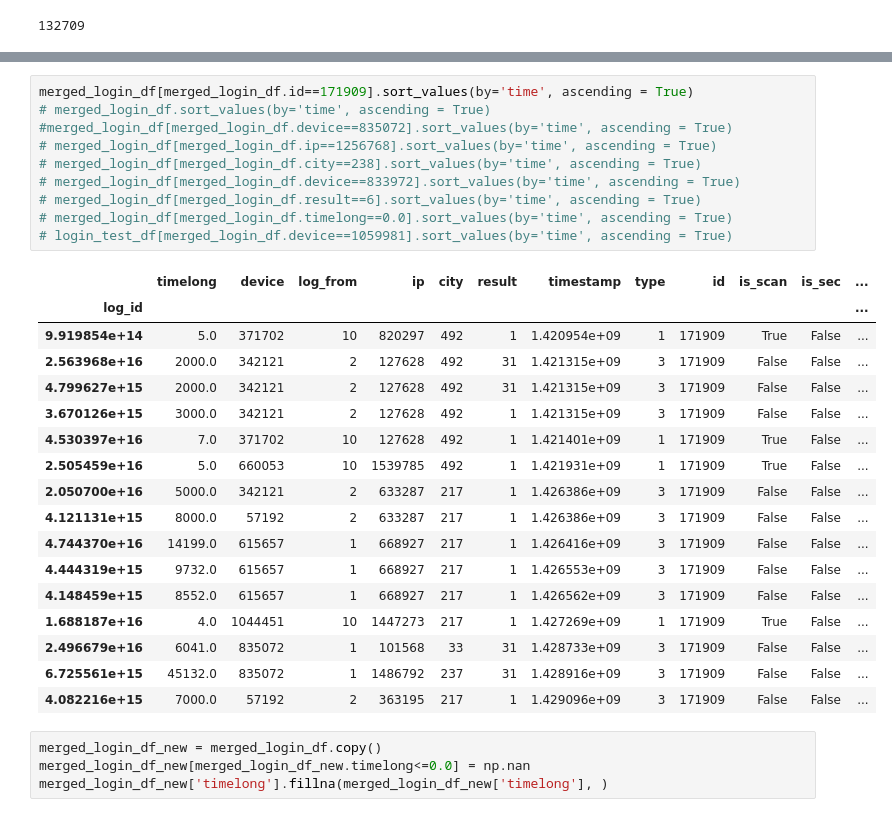
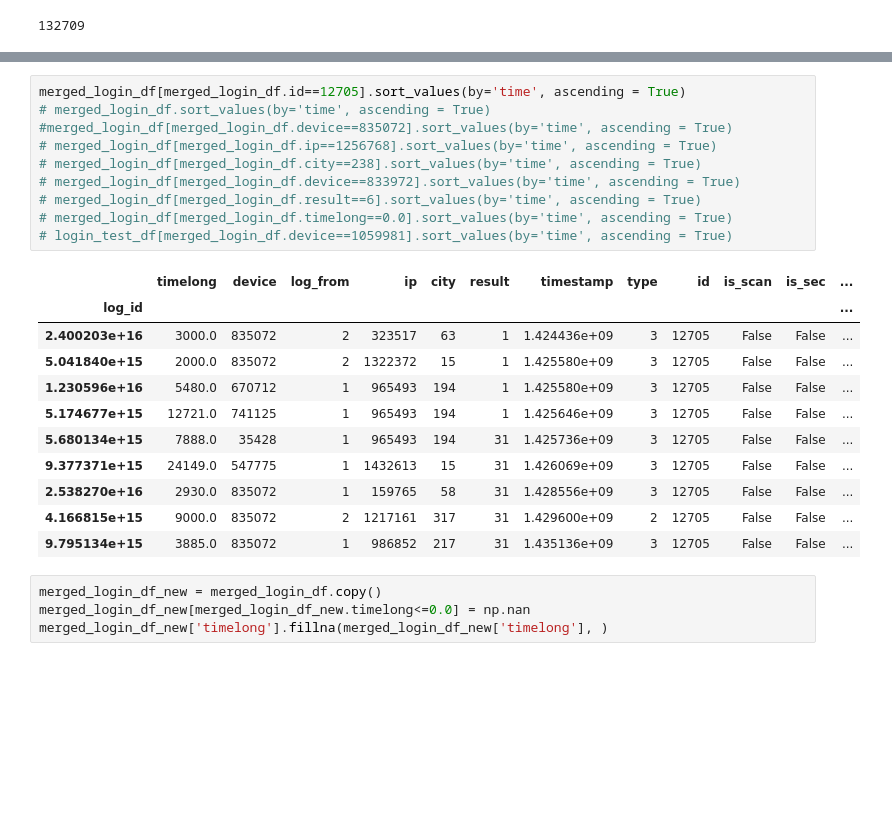
Before and after one commit to tusonggao/Kaggle_code, a Jupyter notebook: jd_contest/jd_contest.ipynb, the cells around one changed output, grey strips where cells are left out. Cells and saved outputs as stored; diff of their text form; blank space fills up the shorter version.

```diff
--- a/jd_contest/jd_contest.ipynb
+++ b/jd_contest/jd_contest.ipynb
@@ -98,31 +83,25 @@ trade_df[trade_df.id==38756].sort_values(by='time', ascending = True)  # 174422
 # %%
-merged_login_df[merged_login_df.id==171909].sort_values(by='time', ascending = True)
+merged_login_df[merged_login_df.id==12705].sort_values(by='time', ascending = True)
 # merged_login_df.sort_values(by='time', ascending = True)
 #merged_login_df[merged_login_df.device==835072].sort_values(by='time', ascending = True)
 # merged_login_df[merged_login_df.ip==1256768].sort_values(by='time', ascending = True)
 # merged_login_df[merged_login_df.city==238].sort_values(by='time', ascending = True)
 # merged_login_df[merged_login_df.device==833972].sort_values(by='time', ascending = True)
 # merged_login_df[merged_login_df.result==6].sort_values(by='time', ascending = True)
 # merged_login_df[merged_login_df.timelong==0.0].sort_values(by='time', ascending = True)
 # login_test_df[merged_login_df.device==1059981].sort_values(by='time', ascending = True)
 # %% [output]
 |  | timelong | device | log_from | ip | city | result | timestamp | type | id | is_scan | is_sec | ... |
 | log_id |  |  |  |  |  |  |  |  |  |  |  | ... |
-| 9.919854e+14 | 5.0 | 371702 | 10 | 820297 | 492 | 1 | 1.420954e+09 | 1 | 171909 | True | False | ... |
-| 2.563968e+16 | 2000.0 | 342121 | 2 | 127628 | 492 | 31 | 1.421315e+09 | 3 | 171909 | False | False | ... |
-| 4.799627e+15 | 2000.0 | 342121 | 2 | 127628 | 492 | 31 | 1.421315e+09 | 3 | 171909 | False | False | ... |
-| 3.670126e+15 | 3000.0 | 342121 | 2 | 127628 | 492 | 1 | 1.421315e+09 | 3 | 171909 | False | False | ... |
-| 4.530397e+16 | 7.0 | 371702 | 10 | 127628 | 492 | 1 | 1.421401e+09 | 1 | 171909 | True | False | ... |
-| 2.505459e+16 | 5.0 | 660053 | 10 | 1539785 | 492 | 1 | 1.421931e+09 | 1 | 171909 | True | False | ... |
-| 2.050700e+16 | 5000.0 | 342121 | 2 | 633287 | 217 | 1 | 1.426386e+09 | 3 | 171909 | False | False | ... |
-| 4.121131e+15 | 8000.0 | 57192 | 2 | 633287 | 217 | 1 | 1.426386e+09 | 3 | 171909 | False | False | ... |
-| 4.744370e+16 | 14199.0 | 615657 | 1 | 668927 | 217 | 1 | 1.426416e+09 | 3 | 171909 | False | False | ... |
-| 4.444319e+15 | 9732.0 | 615657 | 1 | 668927 | 217 | 1 | 1.426553e+09 | 3 | 171909 | False | False | ... |
-| 4.148459e+15 | 8552.0 | 615657 | 1 | 668927 | 217 | 1 | 1.426562e+09 | 3 | 171909 | False | False | ... |
-| 1.688187e+16 | 4.0 | 1044451 | 10 | 1447273 | 217 | 1 | 1.427269e+09 | 1 | 171909 | True | False | ... |
-| 2.496679e+16 | 6041.0 | 835072 | 1 | 101568 | 33 | 31 | 1.428733e+09 | 3 | 171909 | False | False | ... |
-| 6.725561e+15 | 45132.0 | 835072 | 1 | 1486792 | 237 | 31 | 1.428916e+09 | 3 | 171909 | False | False | ... |
-| 4.082216e+15 | 7000.0 | 57192 | 2 | 363195 | 217 | 1 | 1.429096e+09 | 3 | 171909 | False | False | ... |
+| 2.400203e+16 | 3000.0 | 835072 | 2 | 323517 | 63 | 1 | 1.424436e+09 | 3 | 12705 | False | False | ... |
+| 5.041840e+15 | 2000.0 | 835072 | 2 | 1322372 | 15 | 1 | 1.425580e+09 | 3 | 12705 | False | False | ... |
+| 1.230596e+16 | 5480.0 | 670712 | 1 | 965493 | 194 | 1 | 1.425580e+09 | 3 | 12705 | False | False | ... |
+| 5.174677e+15 | 12721.0 | 741125 | 1 | 965493 | 194 | 1 | 1.425646e+09 | 3 | 12705 | False | False | ... |
+| 5.680134e+15 | 7888.0 | 35428 | 1 | 965493 | 194 | 31 | 1.425736e+09 | 3 | 12705 | False | False | ... |
+| 9.377371e+15 | 24149.0 | 547775 | 1 | 1432613 | 15 | 31 | 1.426069e+09 | 3 | 12705 | False | False | ... |
+| 2.538270e+16 | 2930.0 | 835072 | 1 | 159765 | 58 | 31 | 1.428556e+09 | 3 | 12705 | False | False | ... |
+| 4.166815e+15 | 9000.0 | 835072 | 2 | 1217161 | 317 | 31 | 1.429600e+09 | 2 | 12705 | False | False | ... |
+| 9.795134e+15 | 3885.0 | 835072 | 1 | 986852 | 217 | 31 | 1.435136e+09 | 3 | 12705 | False | False | ... |
 # %%
 merged_login_df_new = merged_login_df.copy()
 merged_login_df_new[merged_login_df_new.timelong<=0.0] = np.nan
```
Also changed, not shown: parts of 6 cells of this notebook, 2 other files.
